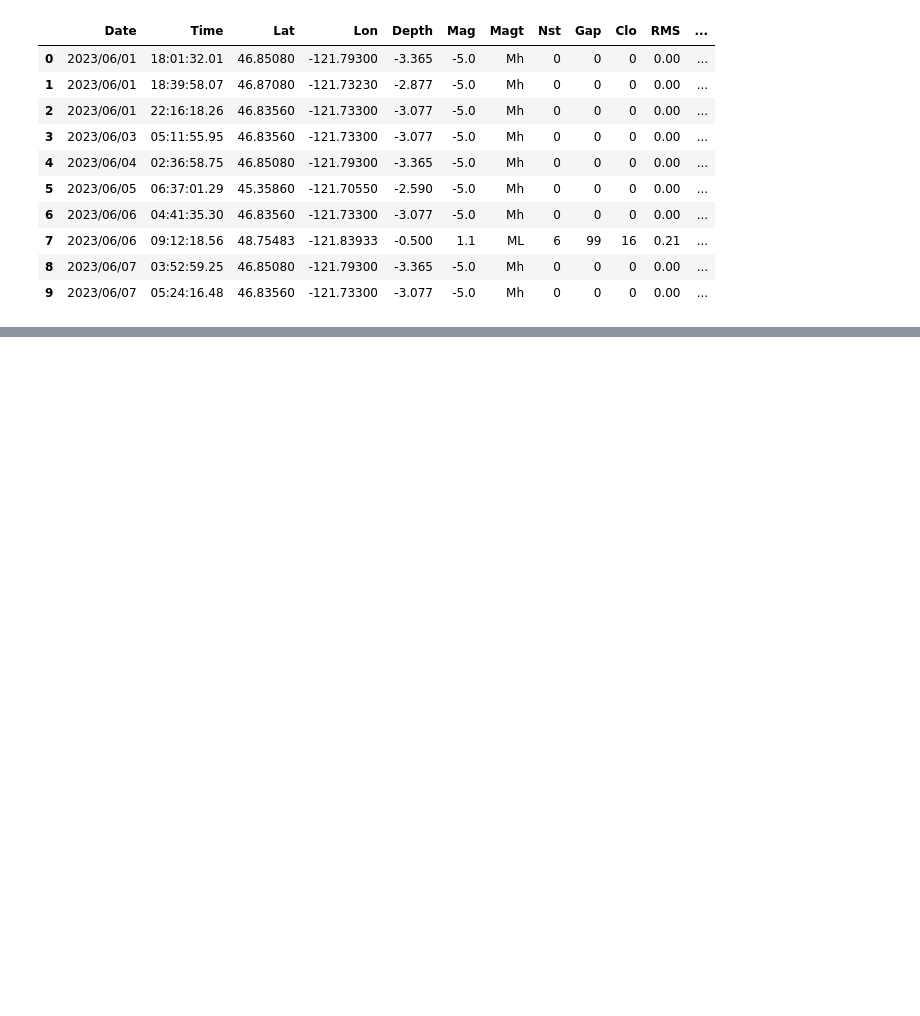
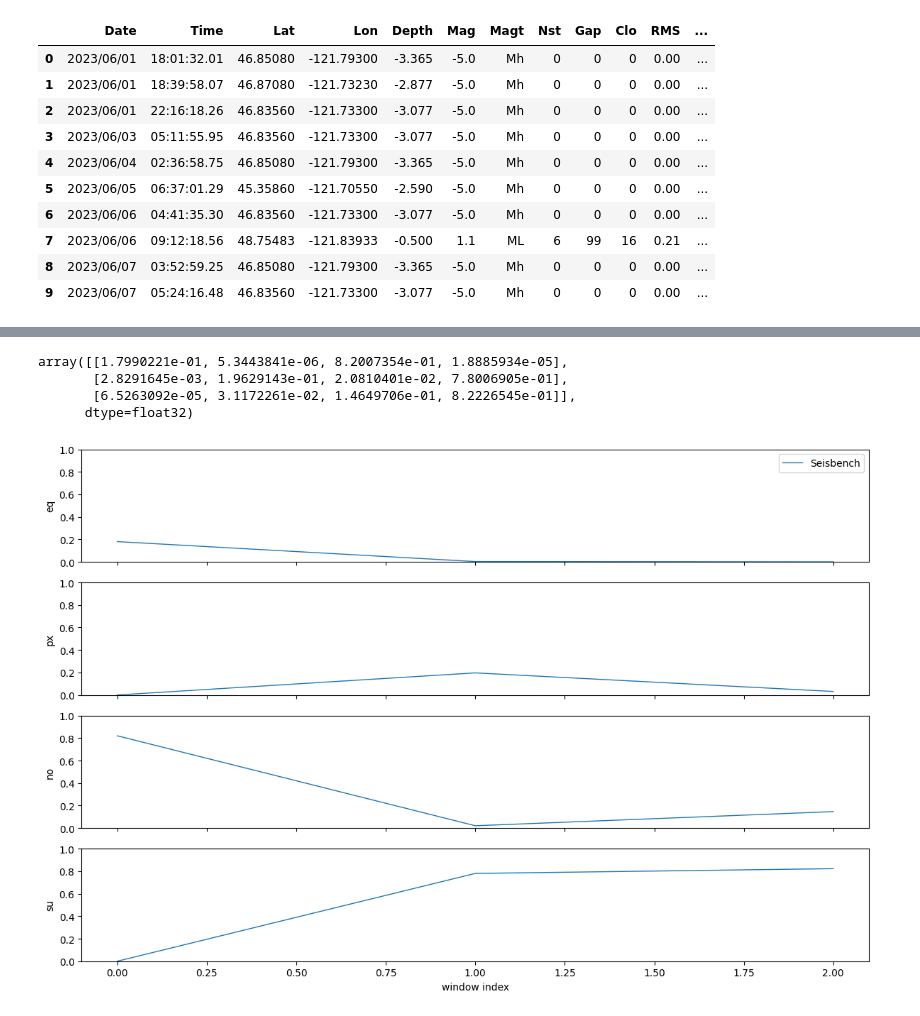
Before and after one commit to Akashkharita/PNW_Seismic_Event_Classification, a Jupyter notebook: deep_learning/notebooks/continous_event_detection_with_seisbench.ipynb, the cells around one changed output, grey strips where cells are left out. Saved outputs shown, nothing was run; the diff lists cells and outputs as text; code cells hidden in the pictures; blank space fills up the shorter version.

```diff
--- a/deep_learning/notebooks/continous_event_detection_with_seisbench.ipynb
+++ b/deep_learning/notebooks/continous_event_detection_with_seisbench.ipynb
@@ -59,0 +49,24 @@ Detailed response of server:
+# %%
+probs_a = np.array(model2.annotate(stream)).T
+# %%
+probs_a
+# %% [output]
+array([[1.7990221e-01, 5.3443841e-06, 8.2007354e-01, 1.8885934e-05],
+       [2.8291645e-03, 1.9629143e-01, 2.0810401e-02, 7.8006905e-01],
+       [6.5263092e-05, 3.1172261e-02, 1.4649706e-01, 8.2226545e-01]],
+      dtype=float32)
+# %%
+time = np.arange(len(probs_a))    # one tick per window
+fig, ax = plt.subplots(4, 1, sharex=True, figsize=(12, 8))
+
+class_names = ["eq", "px", "no", "su"]
+for k in range(4):
+    ax[k].plot(time, probs_a[:, k], label="Seisbench", lw=1)
+    ax[k].set_ylabel(class_names[k])
+    ax[k].set_ylim(0, 1)
+ax[-1].set_xlabel("window index")
+ax[0].legend(loc="upper right")
+plt.tight_layout()
+plt.show()
+# %% [output]
+[figure, added]
```
Also changed, not shown: parts of 4 cells of this notebook.
